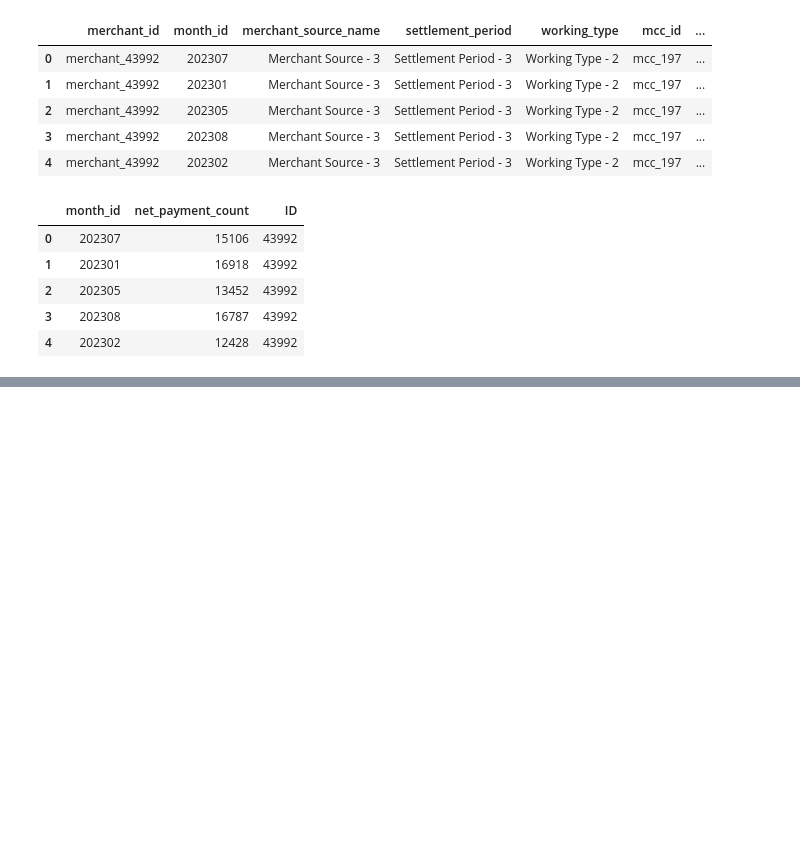
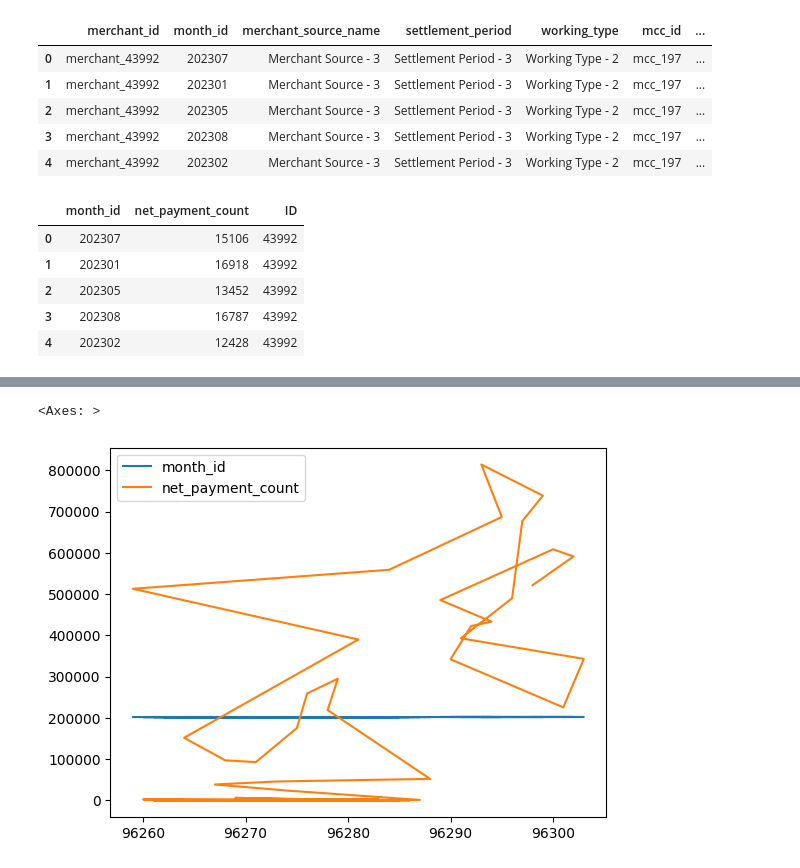
Before and after one commit to seydanurkayir/iyzico-datathon, a Jupyter notebook: time-series.ipynb, the cells around one changed output, grey strips where cells are left out. Saved outputs shown, nothing was run; the diff lists cells and outputs as text; code cells hidden in the pictures; blank space fills up the shorter version.

```diff
--- a/time-series.ipynb
+++ b/time-series.ipynb
@@ -57,3 +151,8 @@ train.head(10)
+# %%
+merchant_data.plot()
+# %% [output]
+<Axes: >
+[figure, added]
 # %%
 train['month_id'] = pd.to_datetime(train['month_id'], format='%Y%m').dt.strftime('%Y-%m')
 #train['ID'] = train['ID'].astype('int')
```
Also changed, not shown: parts of 41 cells of this notebook, 3 other files.
